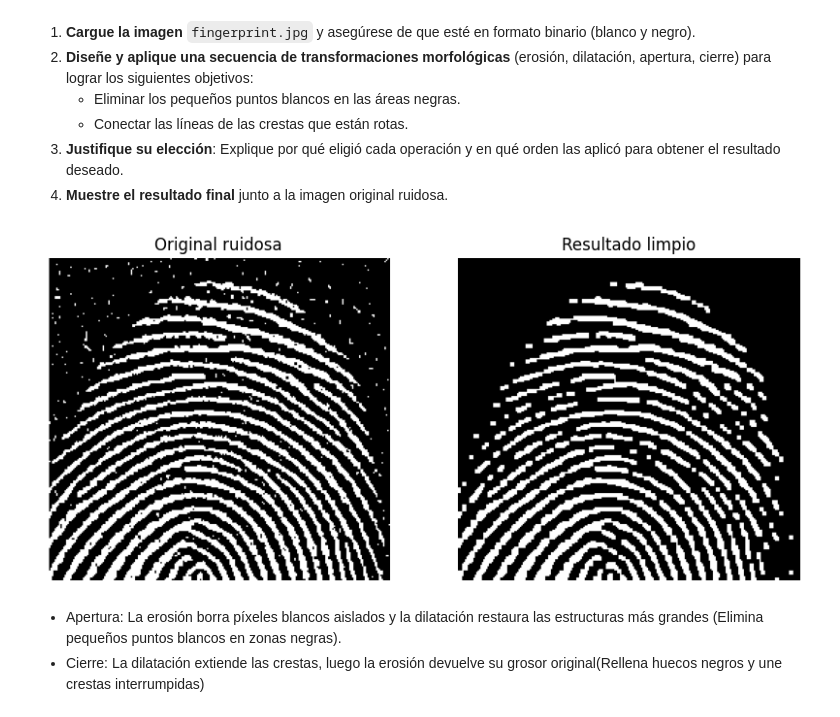
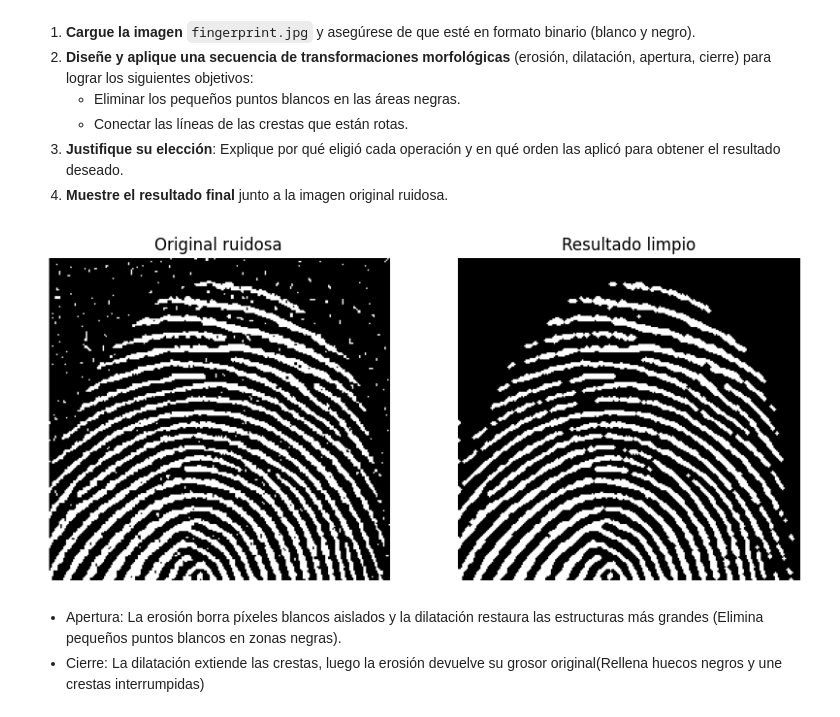
Before and after one commit to JuannMontoya/PDI_2025_2, a Jupyter notebook: Parcial_1_PDI.ipynb, the cells around one changed output. Cells and saved outputs as stored; diff of their text form; code cells hidden in the pictures.

```diff
--- a/Parcial_1_PDI.ipynb
+++ b/Parcial_1_PDI.ipynb
@@ -229,35 +229,35 @@ import numpy as np
 from matplotlib import pyplot as plt
 
 '''Cargar imagen en escala de gris'''
 img = cv2.imread('fingerprint.jpg', cv2.IMREAD_GRAYSCALE)
 
 '''Se hace un codigo para que todo pixel tome 0 o 255 y no hayan valores entre medios y asimejorar la precision en este caso se tiene un umbral de brillo de 127'''
 _, binary = cv2.threshold(img, 127, 255, cv2.THRESH_BINARY)
 
 '''Creacion del kernel '''
-kernel = cv2.getStructuringElement(cv2.MORPH_RECT, (3, 3))
+kernel = cv2.getStructuringElement(cv2.MORPH_ELLIPSE, (3, 3))
 
 '''aplicamos apertura que ayuda a eliminar puntos blancos mas abajo se explica porque'''
 opened = cv2.morphologyEx(binary, cv2.MORPH_OPEN, kernel)
 
 ''' Aplicacion de cierre para generar completado de areas blancas faltantes'''
 cleaned = cv2.morphologyEx(opened, cv2.MORPH_CLOSE, kernel)
 
 # 5️⃣ Mostrar resultados
 plt.figure(figsize=(10, 5))
 plt.subplot(1, 2, 1)
 plt.title("Original ruidosa")
 plt.imshow(binary, cmap='gray')
 plt.axis('off')
 
 plt.subplot(1, 2, 2)
 plt.title("Resultado limpio")
 plt.imshow(cleaned, cmap='gray')
 plt.axis('off')
 
 plt.show()
 # %% [output]
-[figure, old version]
+[figure, new version]
 # %% [markdown]
 - Apertura: La erosión borra píxeles blancos aislados y la dilatación restaura las estructuras más grandes (Elimina pequeños puntos blancos en zonas negras).
 - Cierre: La dilatación extiende las crestas, luego la erosión devuelve su grosor original(Rellena huecos negros y une crestas interrumpidas)
```
Also changed, not shown: parts of 1 cell of this notebook.
